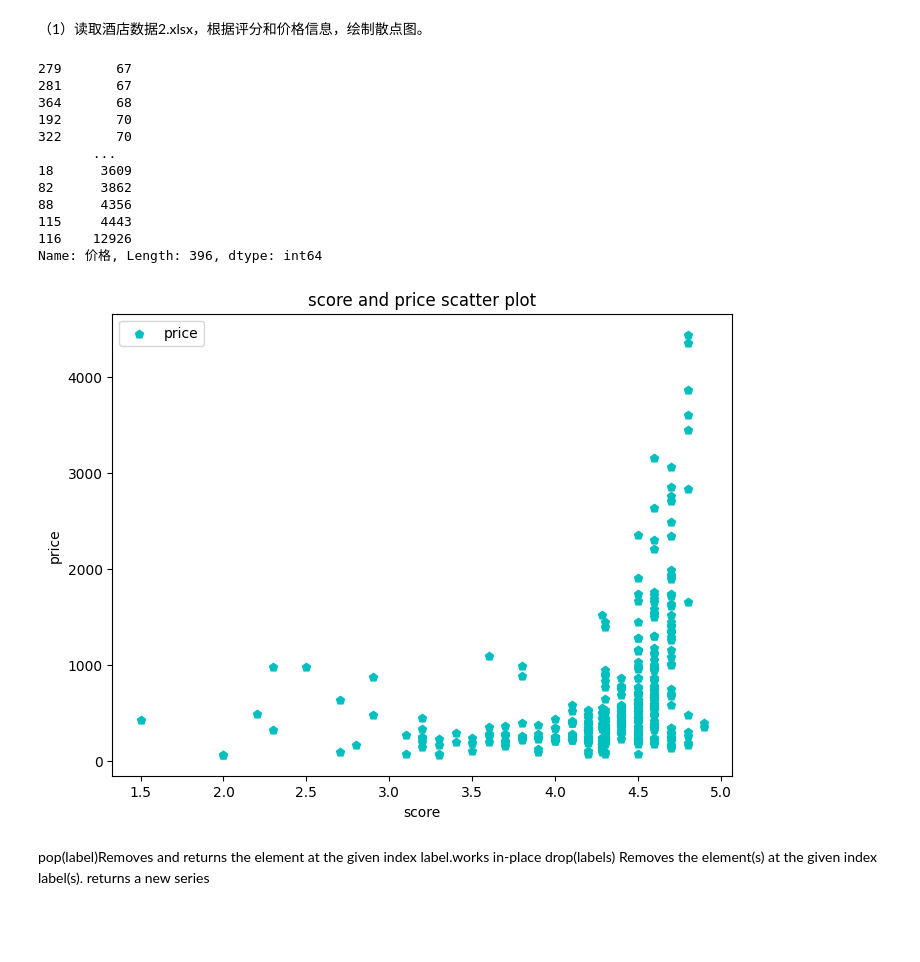
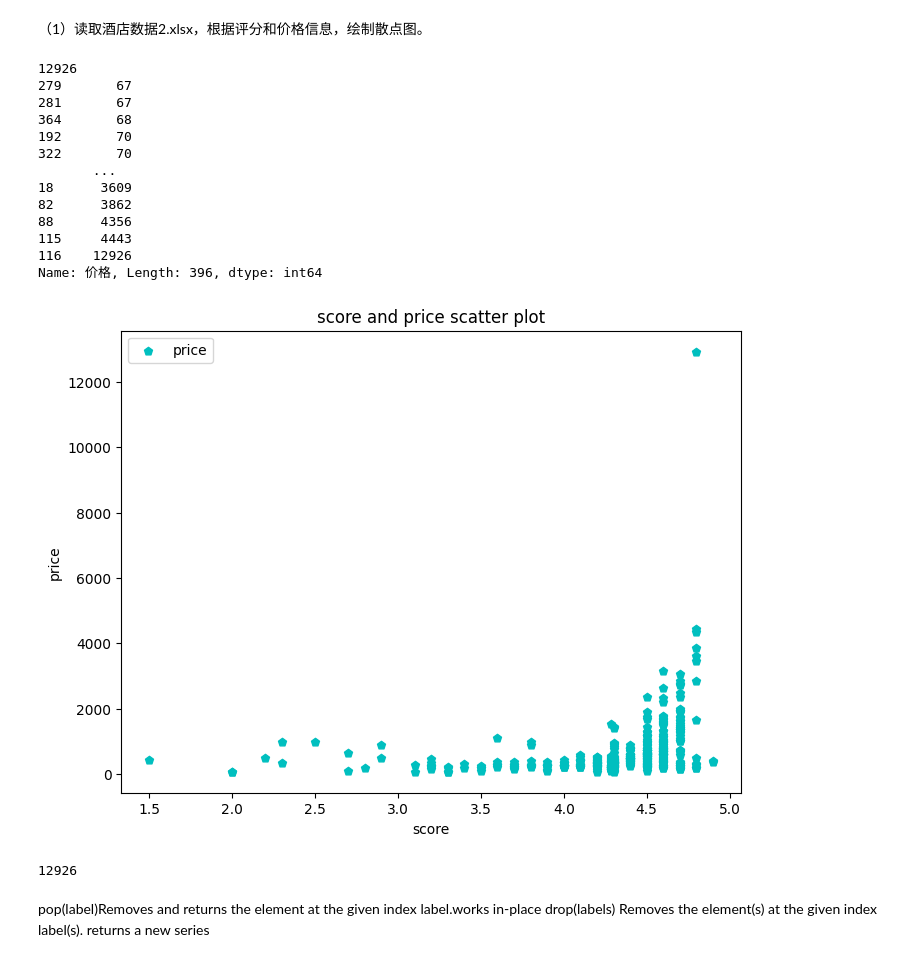
Before and after one commit to AEM001/Data-Analysis, a Jupyter notebook: 作业7/作业7.ipynb, the cells around one changed output. Drawn from its saved outputs; the diff is of its cells as text; code cells hidden in the pictures; blank space fills up the shorter version.

```diff
--- a/作业7/作业7.ipynb
+++ b/作业7/作业7.ipynb
@@ -5,36 +5,40 @@
 # %%
 import pandas as pd
 import numpy as np
 import matplotlib.pyplot as plt
 df=pd.read_excel('../作业6/酒店数据2.xlsx')
+print(df['价格'].max())
 x=df['评分']
 y=df['价格']
 print(y.sort_values(ascending=True))
 # y.drop(y.sort_values(ascending=True).index[-1], inplace=True)
-index=y.sort_values(ascending=True).index[-1]
-x.pop(index)
-y.pop(index)
+# index=y.sort_values(ascending=True).index[-1]
+# x.pop(index)
+# y.pop(index)
 plt.figure(figsize=(8,6))
 plt.scatter(x,y,color='c',marker='p',label='price')
 plt.legend()
 plt.title("score and price scatter plot")
 plt.xlabel('score')
 plt.ylabel('price')
 plt.show()
+print(df['价格'].max())
 # %% [output]
+12926
 279       67
 281       67
 364       68
 192       70
 322       70
        ...
 18      3609
 82      3862
 88      4356
 115     4443
 116    12926
 Name: 价格, Length: 396, dtype: int64
-[figure, old version]
+[figure, new version]
+12926
 # %% [markdown]
 pop(label)Removes and returns the element at the given index label.works in-place
 drop(labels) Removes the element(s) at the given index label(s). returns a new series
```
Also changed, not shown: parts of 3 cells of this notebook.
